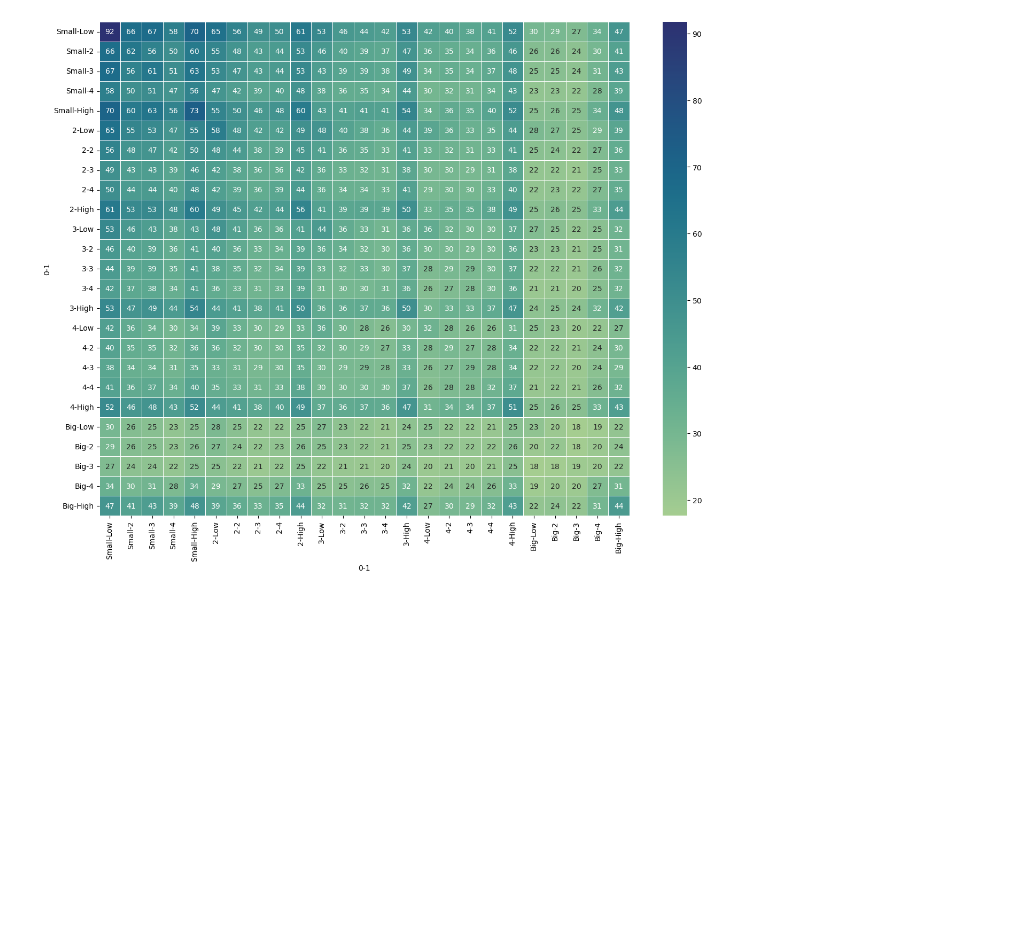
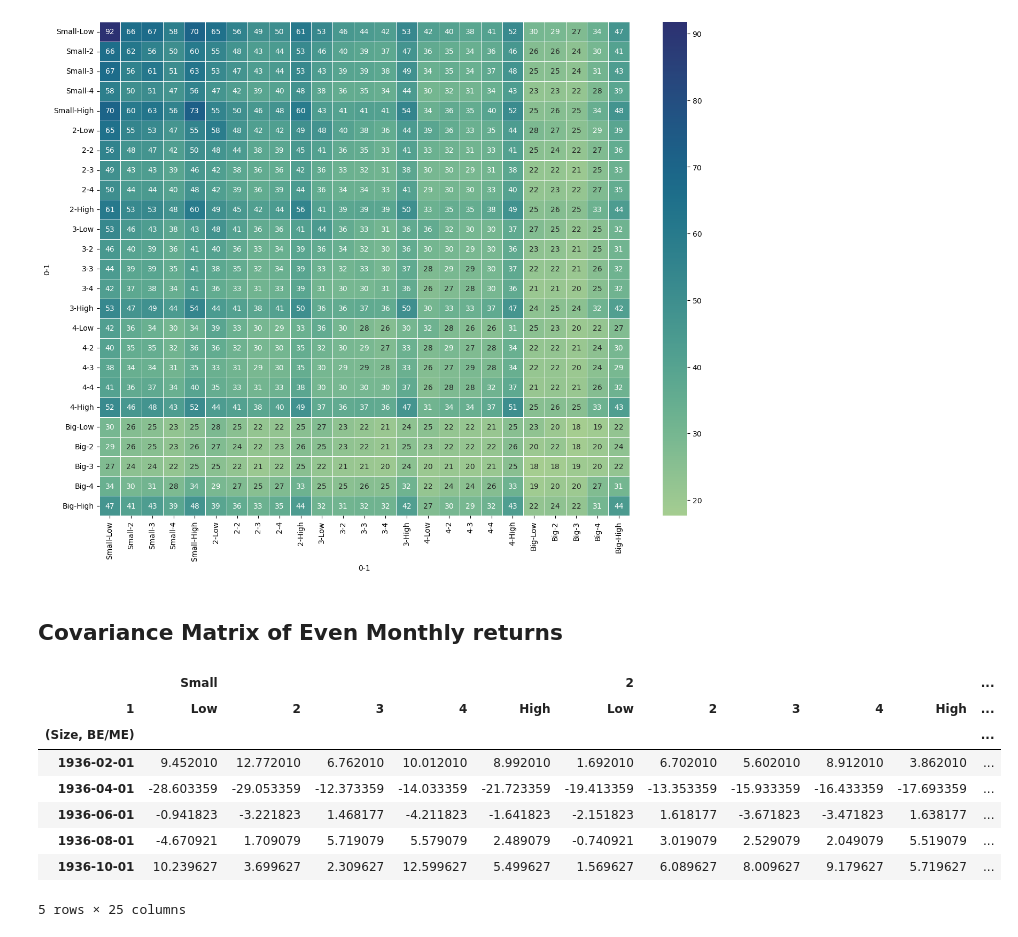
Before and after one commit to Hemasrikar/Financial-Statistics-and-Econometrics, a Jupyter notebook: forming_some_factors.ipynb, the cells around one changed output. Drawn from its saved outputs; the diff is of its cells as text; code cells hidden in the pictures; blank space fills up the shorter version.

```diff
--- a/forming_some_factors.ipynb
+++ b/forming_some_factors.ipynb
@@ -166,3 +166,23 @@ sns.heatmap(cova_matrix, cmap="crest",  annot=True, linewidth=.5)
 # %% [output]
 <Axes: xlabel='0-1', ylabel='0-1'>
 [figure]
+# %% [markdown]
+## Covariance Matrix of Even Monthly returns
+# %%
+# Dummy excess returns dataframe
+even_returns_df = excess_returns.copy()
+
+# Removing Even Month returns
+even_returns_df = even_returns_df.iloc[1::2]
+
+even_returns_df.head()
+# %% [output]
+|  | Small |  |  |  |  | 2 |  |  |  |  | ... |
+| 1 | Low | 2 | 3 | 4 | High | Low | 2 | 3 | 4 | High | ... |
+| (Size, BE/ME) |  |  |  |  |  |  |  |  |  |  | ... |
+| 1936-02-01 | 9.452010 | 12.772010 | 6.762010 | 10.012010 | 8.992010 | 1.692010 | 6.702010 | 5.602010 | 8.912010 | 3.862010 | ... |
+| 1936-04-01 | -28.603359 | -29.053359 | -12.373359 | -14.033359 | -21.723359 | -19.413359 | -13.353359 | -15.933359 | -16.433359 | -17.693359 | ... |
+| 1936-06-01 | -0.941823 | -3.221823 | 1.468177 | -4.211823 | -1.641823 | -2.151823 | 1.618177 | -3.671823 | -3.471823 | 1.638177 | ... |
+| 1936-08-01 | -4.670921 | 1.709079 | 5.719079 | 5.579079 | 2.489079 | -0.740921 | 3.019079 | 2.529079 | 2.049079 | 5.519079 | ... |
+| 1936-10-01 | 10.239627 | 3.699627 | 2.309627 | 12.599627 | 5.499627 | 1.569627 | 6.089627 | 8.009627 | 9.179627 | 5.719627 | ... |
+5 rows × 25 columns
```
Also changed, not shown: parts of 12 cells of this notebook.
